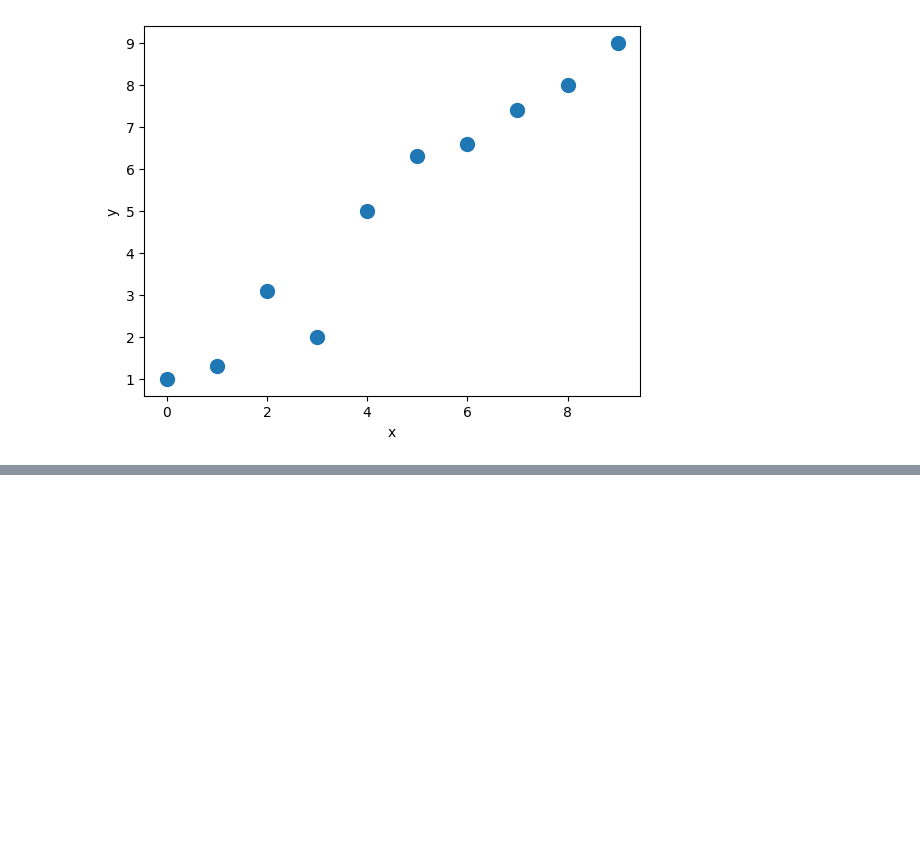
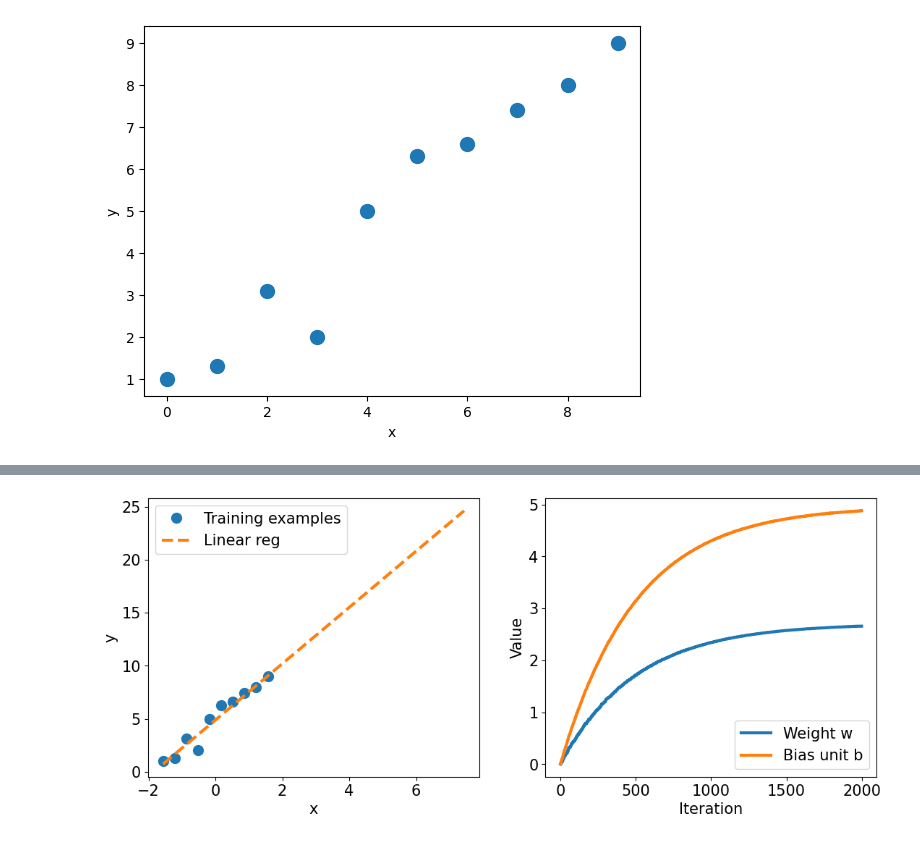
Before and after one commit to hskramstad00/DAT300, a Jupyter notebook: Boka/CH13: Parallelizing Neural Network Training with TensorFlow/building_nn_model_with_tensor.ipynb, the cells around one changed output, grey strips where cells are left out. Saved outputs shown, nothing was run; the diff lists cells and outputs as text; code cells hidden in the pictures; blank space fills up the shorter version.

```diff
--- a/Boka/CH13: Parallelizing Neural Network Training with TensorFlow/building_nn_model_with_tensor.ipynb
+++ b/Boka/CH13: Parallelizing Neural Network Training with TensorFlow/building_nn_model_with_tensor.ipynb
@@ -44,3 +35,12 @@ class MyModel(tf.keras.Model):
 
     def call(self, x):
         return self.w * x + self.b
+# %%
+# instantiate a new model from MyModel()
+# keras give .summary() which tells us a summaray of the model components layer for layer, and number of parameters
+# since we used form tf keras model we can also do that, but we need to define dimensionality first
+# can do that by calling model.build() with epxected shape of input data
+
+model = MyModel()
+model.build(input_shape=(None, 1))
+model.summary()
@@ -46,0 +56,14 @@ class MyModel(tf.keras.Model):
+# %%
+# define the cost function, mean squared error
+# use stochastic gradinet desect to learn weight paramters
+# will use keras to compute gradient instead of manually
+
+def loss_fn(y_true, y_pred):
+    return tf.reduce_mean(tf.square(y_true - y_pred))
+
+def train(model, inputs, outputs, learning_rate):
+    with tf.GradientTape() as tape:
+        current_loss = loss_fn(model(inputs), outputs)
+    dW, db = tape.gradient(current_loss, [model.w, model.b])
+    model.w.assign_sub(learning_rate * dW)
+    model.b.assign_sub(learning_rate * db)
@@ -46,0 +120,23 @@ class MyModel(tf.keras.Model):
+# %%
+X_test = np.linspace(0,9, num=100).reshape(-1,1)
+X_test_norm = (X_test - np.mean(X_train) / np.std(X_train))
+y_pred = model(tf.cast(X_test_norm, dtype=tf.float32))
+
+fig = plt.figure(figsize=(13,5))
+ax = fig.add_subplot(1,2,1)
+plt.plot(X_train_norm, y_train,'o', markersize=10)
+plt.plot(X_test_norm, y_pred, '--', lw=3)
+plt.legend(['Training examples', 'Linear reg'], fontsize=15)
+ax.set_xlabel('x', size=15)
+ax.set_ylabel('y', size=15)
+ax.tick_params(axis='both', which='major', labelsize=15)
+ax = fig.add_subplot(1,2,2)
+plt.plot(Ws, lw=3)
+plt.plot(bs, lw=3)
+plt.legend(['Weight w', 'Bias unit b'], fontsize=15)
+ax.set_xlabel('Iteration', size=15)
+ax.set_ylabel('Value', size=15)
+ax.tick_params(axis='both', which='major', labelsize=15)
+plt.show()
+# %% [output]
+[figure, added]
```
Also changed, not shown: parts of 6 cells of this notebook, 2 other files.
